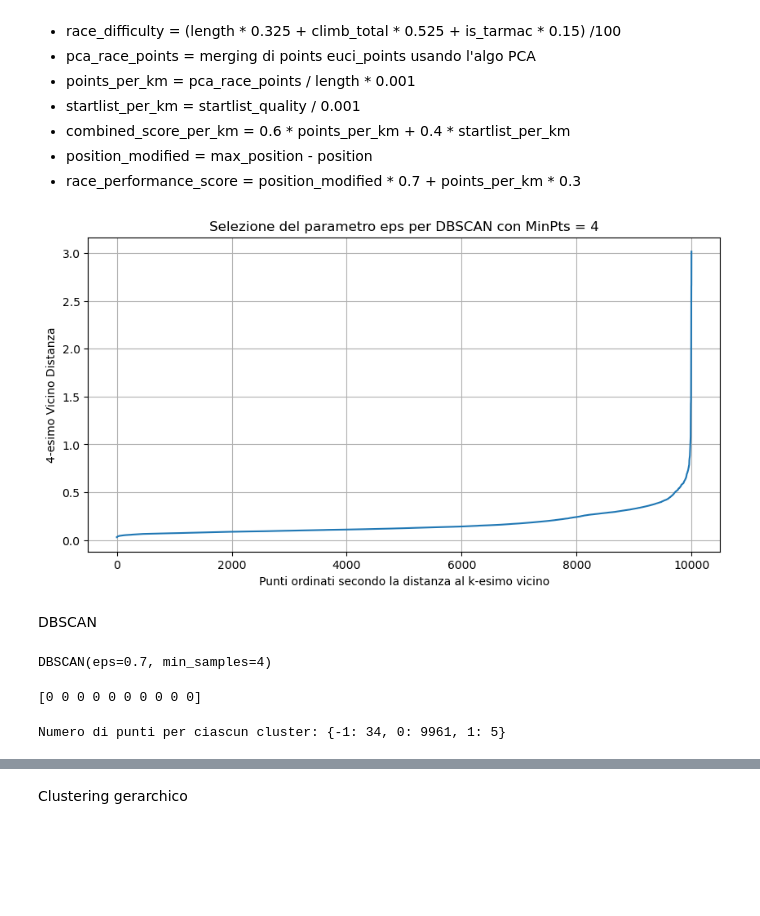
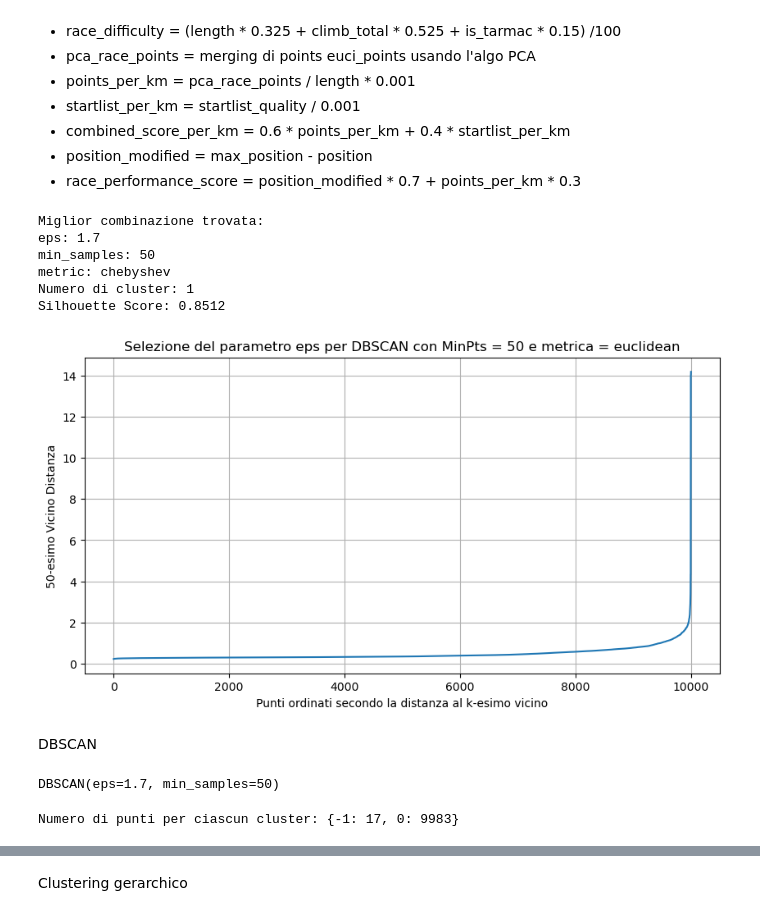
Before and after one commit to lesi-nedo/dm_project24_group_11, a Jupyter notebook: clustering_marghe.ipynb, the cells around one changed output, grey strips where cells are left out. Saved outputs shown, nothing was run; the diff lists cells and outputs as text; code cells hidden in the pictures; blank space fills up the shorter version.

Commit message:
clustering

```diff
--- a/clustering_marghe.ipynb
+++ b/clustering_marghe.ipynb
@@ -52,47 +52,96 @@ from sklearn.preprocessing import StandardScaler
 scaler = StandardScaler()
 scaler.fit(clustering_features)
 data_scaled = scaler.transform(clustering_features)
+# %%
+from sklearn.cluster import DBSCAN
+from sklearn.metrics import silhouette_score
+from sklearn.neighbors import NearestNeighbors
+import numpy as np
+import itertools
+
+eps_values = np.arange(0.2, 2.5, 0.3)
+min_samples_values = [50, 100, 150, 200]
+metrics = ['euclidean', 'manhattan', 'cosine', 'chebyshev']
+
+best_score = -1
+best_params = {}
+
+for eps, min_samples, metric in itertools.product(eps_values, min_samples_values, metrics):
+    try:
+        dbscan = DBSCAN(eps=eps, min_samples=min_samples, metric=metric)
+        labels = dbscan.fit_predict(data_scaled)
+
+        # Verifica se ci sono almeno 2 cluster
+        if len(set(labels)) > 1:
+            score = silhouette_score(data_scaled, labels)
+
+            # Aggiorna i migliori parametri se il punteggio è migliorato
+            if score > best_score:
+                best_score = score
+                best_params = {
+                    'eps': eps,
+                    'min_samples': min_samples,
+                    'metric': metric,
+                    'n_clusters': len(set(labels)) - (1 if -1 in labels else 0)
+                }
+    except Exception as e:
+        print(f"Errore con eps={eps}, min_samples={min_samples}, metric={metric}: {e}")
+
+print(f"\nMiglior combinazione trovata:")
+print(f"eps: {best_params['eps']}")
+print(f"min_samples: {best_params['min_samples']}")
+print(f"metric: {best_params['metric']}")
+print(f"Numero di cluster: {best_params['n_clusters']}")
+print(f"Silhouette Score: {best_score:.4f}")
+# %% [output]
+Miglior combinazione trovata:
+eps: 1.7
+min_samples: 50
+metric: chebyshev
+Numero di cluster: 1
+Silhouette Score: 0.8512
 # %%
-# Calcolo della distanza del k-esimo vicino per trovare il valore di eps
-k = 4  # Numero minimo di punti per formare un cluster (MinPts)
-nearest_neighbors = NearestNeighbors(n_neighbors=k)
+from sklearn.neighbors import NearestNeighbors
+import matplotlib.pyplot as plt
+import numpy as np
+
+# Parametri
+k = 50  # Numero minimo di punti per formare un cluster (MinPts)
+metric = 'chebyshev'  # Cambia la metrica qui (es. 'euclidean', 'manhattan', 'chebyshev', 'cosine')
+
+# Calcolo della distanza del k-esimo vicino utilizzando la metrica scelta
+nearest_neighbors = NearestNeighbors(n_neighbors=k, metric=metric)
 nearest_neighbors.fit(data_scaled)
 distances, indices = nearest_neighbors.kneighbors(data_scaled)
 
 # Ordinamento delle distanze del k-esimo vicino
 kth_distances = np.sort(distances[:, k-1])
 
 # Plot della curva per individuare il valore di 'eps'
 plt.figure(figsize=(10, 5))
 plt.plot(kth_distances)
 plt.xlabel("Punti ordinati secondo la distanza al k-esimo vicino")
 plt.ylabel(f"{k}-esimo Vicino Distanza")
-plt.title(f"Selezione del parametro eps per DBSCAN con MinPts = {k}")
+plt.title(f"Selezione del parametro eps per DBSCAN con MinPts = {k} e metrica = {metric}")
 plt.grid(True)
-#plt.yticks(np.arange(0, np.max(kth_distances) + 0.1, 0.1))
 plt.show()
 # %% [output]
-[figure, old version]
+[figure, new version]
 # %% [markdown]
 DBSCAN
 # %%
 from sklearn.cluster import DBSCAN
 
-eps_value = 0.7  # Cambia questo valore in base al grafico
+eps_value = 1.7  # valore scelto in base al grafico
 dbscan = DBSCAN(eps=eps_value, min_samples=k)
 dbscan.fit(data_scaled)
 # %% [output]
-DBSCAN(eps=0.7, min_samples=4)
+DBSCAN(eps=1.7, min_samples=50)
-# %%
-# Stampa le etichette dei cluster
-labels = dbscan.labels_
-print(labels[:10])
-# %% [output]
-[0 0 0 0 0 0 0 0 0 0]
 # %%
 # Controlla la distribuzione dei cluster
+labels =dbscan.labels_
 unique, counts = np.unique(labels, return_counts=True)
 cluster_counts = dict(zip(unique, counts))
 print("Numero di punti per ciascun cluster:", cluster_counts)
 # %% [output]
-Numero di punti per ciascun cluster: {-1: 34, 0: 9961, 1: 5}
+Numero di punti per ciascun cluster: {-1: 17, 0: 9983}
```
Also changed, not shown: parts of 6 cells of this notebook.
